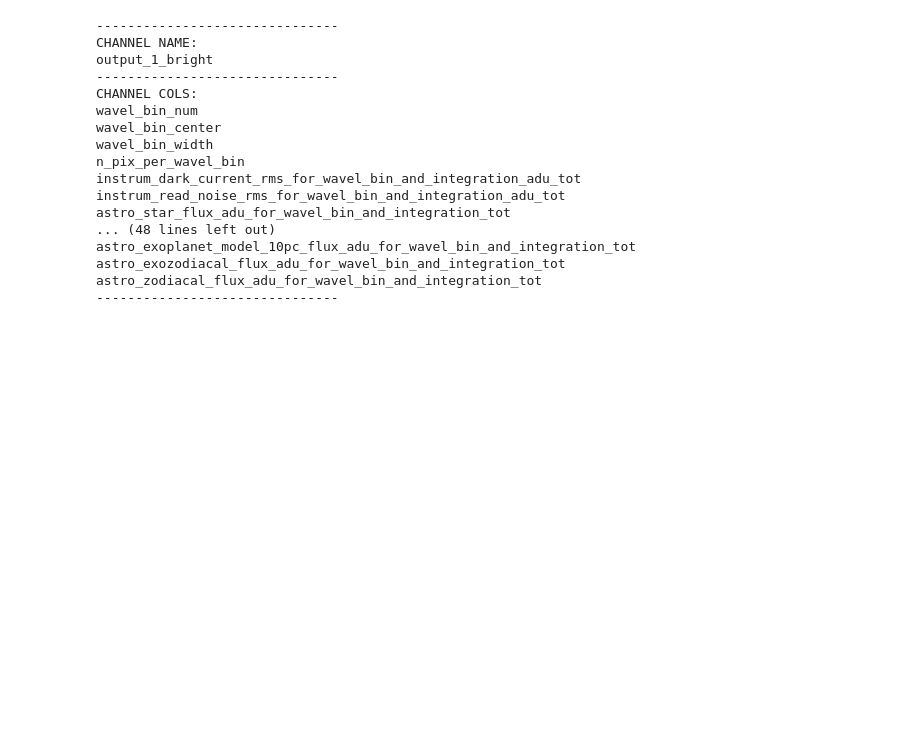
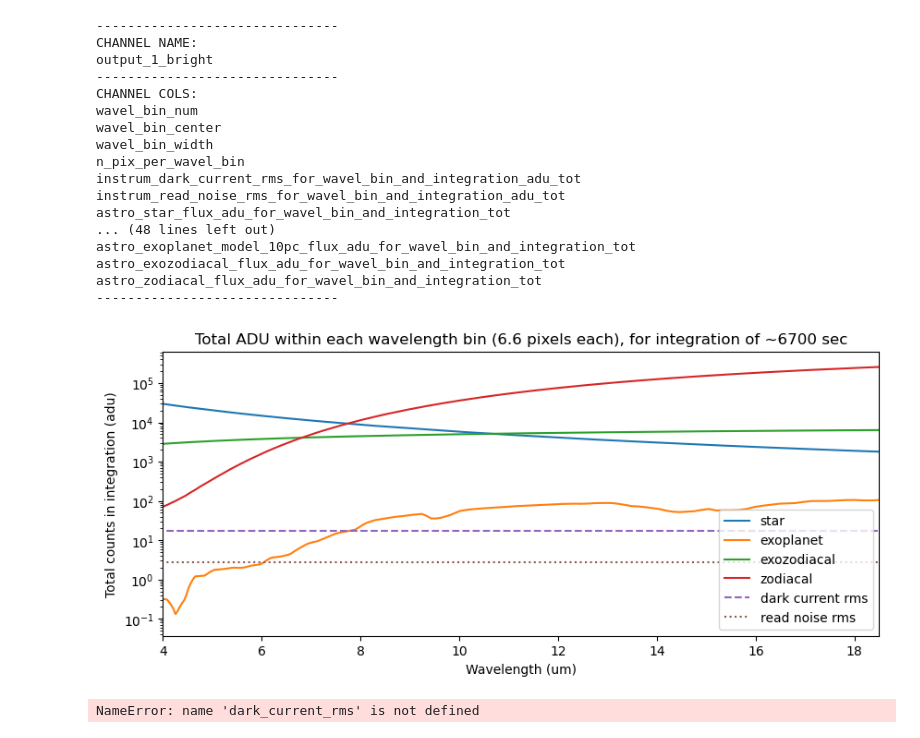
Before and after one commit to mwanakijiji/life_detectors, a Jupyter notebook: dev_notebooks/data_vector_samples.ipynb, the cells around one changed output. Drawn from its saved outputs; the diff is of its cells as text; code cells hidden in the pictures; blank space fills up the shorter version.

Commit message:
just before restrucutring the propagated coutns

```diff
--- a/dev_notebooks/data_vector_samples.ipynb
+++ b/dev_notebooks/data_vector_samples.ipynb
@@ -57,3 +45,32 @@ astro_exoplanet_model_10pc_flux_adu_for_wavel_bin_and_integration_tot
 astro_exozodiacal_flux_adu_for_wavel_bin_and_integration_tot
 astro_zodiacal_flux_adu_for_wavel_bin_and_integration_tot
 -------------------------------
+# %%
+# we just care about dark_3 channel for now
+
+channel_dark_3 = output_channels['output_3_dark']
+# %%
+# plot the total ADU in each wavelength bin, given a set integration time (each wavelength bin encompasses 6.6 pixels in this example)
+
+fig, ax = plt.subplots(figsize=(10,4))
+
+ax.plot(channel_dark_3['wavel_bin_center'], channel_dark_3['astro_star_flux_adu_for_wavel_bin_and_integration_tot'], label='star')
+ax.plot(channel_dark_3['wavel_bin_center'], channel_dark_3['astro_exoplanet_model_10pc_flux_adu_for_wavel_bin_and_integration_tot'], label='exoplanet')
+ax.plot(channel_dark_3['wavel_bin_center'], channel_dark_3['astro_exozodiacal_flux_adu_for_wavel_bin_and_integration_tot'], label='exozodiacal')
+ax.plot(channel_dark_3['wavel_bin_center'], channel_dark_3['astro_zodiacal_flux_adu_for_wavel_bin_and_integration_tot'], label='zodiacal')
+ax.plot(channel_dark_3['wavel_bin_center'], channel_dark_3['instrum_dark_current_rms_for_wavel_bin_and_integration_adu_tot'], linestyle='--', label='dark current rms')
+ax.plot(channel_dark_3['wavel_bin_center'], channel_dark_3['instrum_read_noise_rms_for_wavel_bin_and_integration_adu_tot'], linestyle=':', label='read noise rms')
+
+ax.set_xlim([4,18.5])
+ax.set_yscale('log')
+plt.xlabel(f"Wavelength ({channel_dark_3['wavel_bin_center'].unit})")
+plt.ylabel(f"Total counts in integration ({channel_dark_3['astro_star_flux_adu_for_wavel_bin_and_integration_tot'].unit})")
+plt.legend()
+plt.title('Total ADU within each wavelength bin (6.6 pixels each), for integration of ~6700 sec')
+plt.show()
+# %% [output]
+[figure, added]
+# %%
+np.arange(len(dark_current_rms))
+# %% [output]
+NameError: name 'dark_current_rms' is not defined
```
Also changed, not shown: parts of 6 cells of this notebook, 1 other file.
